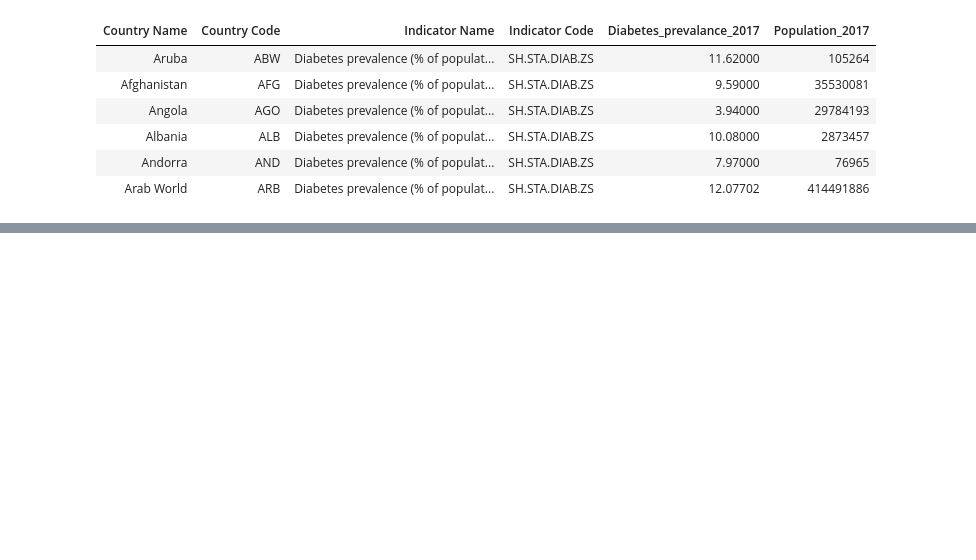
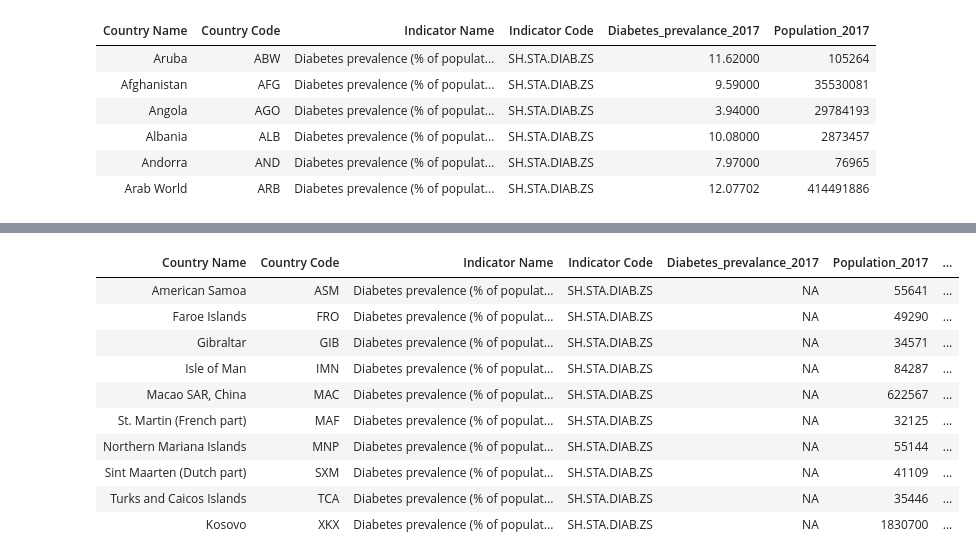
Before and after one commit to nll23/diabetes_wrangling, a Jupyter notebook: Data_countries.ipynb, the cells around one changed output, grey strips where cells are left out. Cells and saved outputs as stored; diff of their text form; code cells hidden in the pictures; blank space fills up the shorter version.

```diff
--- a/Data_countries.ipynb
+++ b/Data_countries.ipynb
@@ -150,0 +170,2 @@ diabetes_population %>% mutate(New_diabetes_population=(Diabetes_prevalance_2017
+# %%
+diabetes_free_countries<-diabetes_population %>% filter(is.na(Diabetes_prevalance_2017) == TRUE)
@@ -150,0 +175,14 @@ diabetes_population %>% mutate(New_diabetes_population=(Diabetes_prevalance_2017
+# %%
+diabetes_free_countries
+# %% [output]
+| Country Name | Country Code | Indicator Name | Indicator Code | Diabetes_prevalance_2017 | Population_2017 | ... |
+| American Samoa | ASM | Diabetes prevalence (% of populat... | SH.STA.DIAB.ZS | NA | 55641 | ... |
+| Faroe Islands | FRO | Diabetes prevalence (% of populat... | SH.STA.DIAB.ZS | NA | 49290 | ... |
+| Gibraltar | GIB | Diabetes prevalence (% of populat... | SH.STA.DIAB.ZS | NA | 34571 | ... |
+| Isle of Man | IMN | Diabetes prevalence (% of populat... | SH.STA.DIAB.ZS | NA | 84287 | ... |
+| Macao SAR, China | MAC | Diabetes prevalence (% of populat... | SH.STA.DIAB.ZS | NA | 622567 | ... |
+| St. Martin (French part) | MAF | Diabetes prevalence (% of populat... | SH.STA.DIAB.ZS | NA | 32125 | ... |
+| Northern Mariana Islands | MNP | Diabetes prevalence (% of populat... | SH.STA.DIAB.ZS | NA | 55144 | ... |
+| Sint Maarten (Dutch part) | SXM | Diabetes prevalence (% of populat... | SH.STA.DIAB.ZS | NA | 41109 | ... |
+| Turks and Caicos Islands | TCA | Diabetes prevalence (% of populat... | SH.STA.DIAB.ZS | NA | 35446 | ... |
+| Kosovo | XKX | Diabetes prevalence (% of populat... | SH.STA.DIAB.ZS | NA | 1830700 | ... |
```
Also changed, not shown: parts of 8 cells of this notebook.
